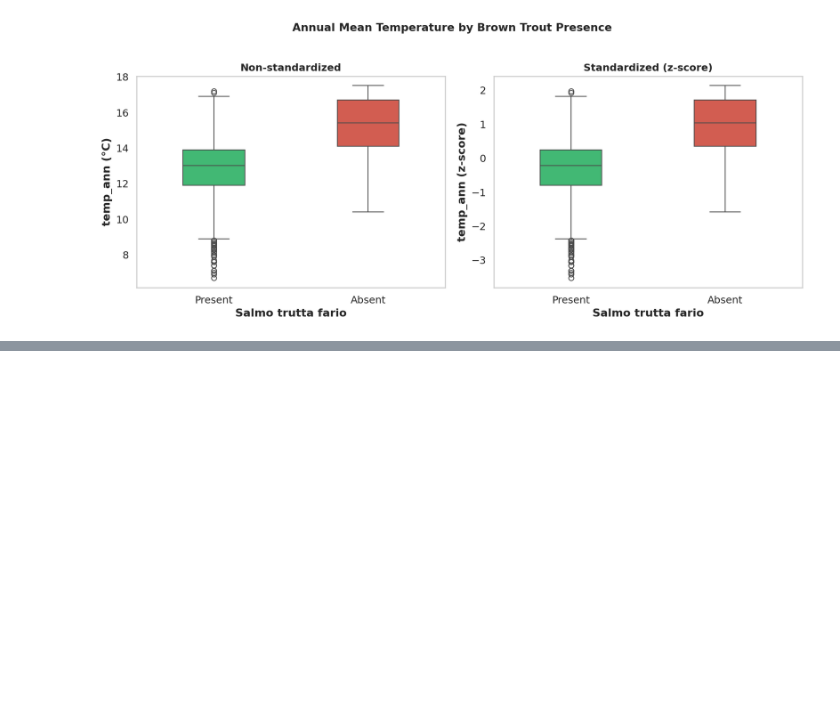
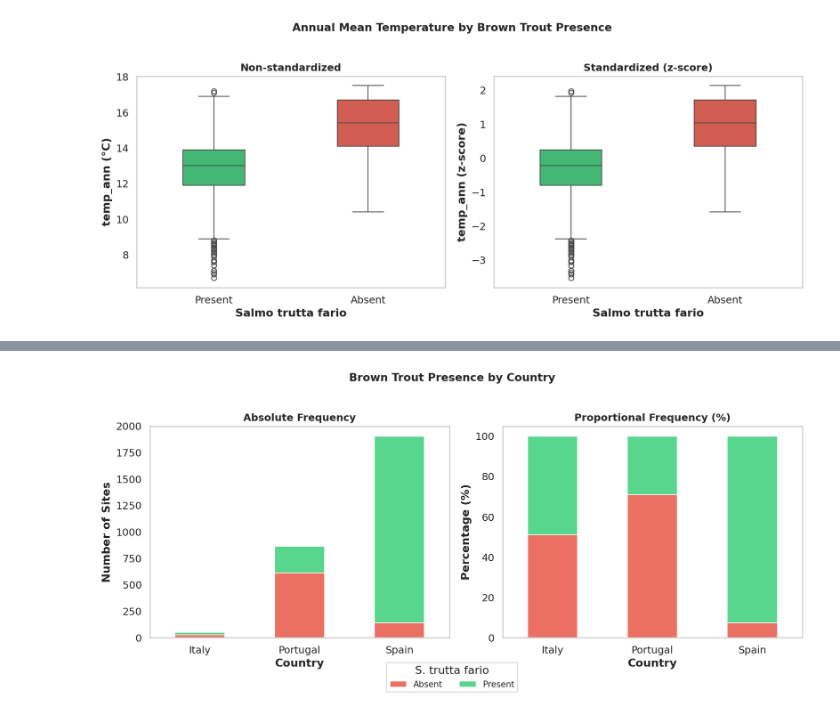
Before and after one commit to dgonzales1222/greends_avcad_exercises, a Jupyter notebook: exercise_05/avcad_ex05_dgonzales.ipynb, the cells around one changed output, grey strips where cells are left out. Drawn from its saved outputs; the diff is of its cells as text; code cells hidden in the pictures; blank space fills up the shorter version.

```diff
--- a/exercise_05/avcad_ex05_dgonzales.ipynb
+++ b/exercise_05/avcad_ex05_dgonzales.ipynb
@@ -189,0 +198,7 @@ plt.show()
+# %%
+# @title Create contingency table
+
+contingency = pd.crosstab(df2['Country'], df2['trout_present'])
+print("Contingency Table (Observed Frequencies):\n")
+print(contingency)
+print(f"\nTotal sites: {contingency.values.sum()}")
@@ -189,0 +242,37 @@ plt.show()
+# %%
+# Proportional stacked bar plot
+contingency_pct = contingency.div(contingency.sum(axis=1), axis=0) * 100
+
+fig, axes = plt.subplots(1, 2, figsize=(12, 5))
+
+# Absolute counts
+contingency.plot(kind='bar', stacked=True, ax=axes[0],
+                 color={'Absent': '#e74c3c', 'Present': '#2ecc71'}, alpha=0.8)
+axes[0].set_title("Absolute Frequency", fontsize=12)
+axes[0].set_xlabel("Country")
+axes[0].set_ylabel("Number of Sites")
+axes[0].tick_params(axis='x', rotation=0)
+axes[0].get_legend().remove()
+axes[0].grid(False)
+
+# Proportional
+contingency_pct.plot(kind='bar', stacked=True, ax=axes[1],
+                     color={'Absent': '#e74c3c', 'Present': '#2ecc71'}, alpha=0.8)
+axes[1].set_title("Proportional Frequency (%)", fontsize=12)
+axes[1].set_xlabel("Country")
+axes[1].set_ylabel("Percentage (%)")
+axes[1].tick_params(axis='x', rotation=0)
+axes[1].get_legend().remove()
+axes[1].grid(False)
+
+fig.suptitle("Brown Trout Presence by Country", fontsize=13, fontweight='bold', y=1.02)
+
+# Single shared legend below
+handles, labels = axes[0].get_legend_handles_labels()
+fig.legend(handles, labels, title="S. trutta fario", loc='lower center',
+           ncol=2, bbox_to_anchor=(0.5, -0.05), fontsize=10)
+
+plt.tight_layout()
+plt.show()
+# %% [output]
+[figure, added]
```
Also changed, not shown: parts of 5 cells of this notebook.
